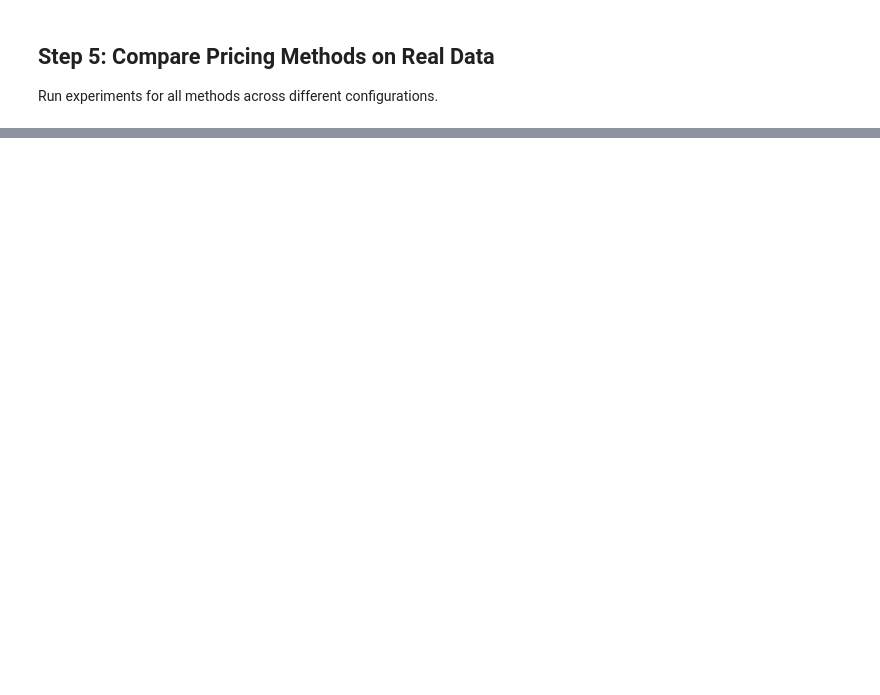
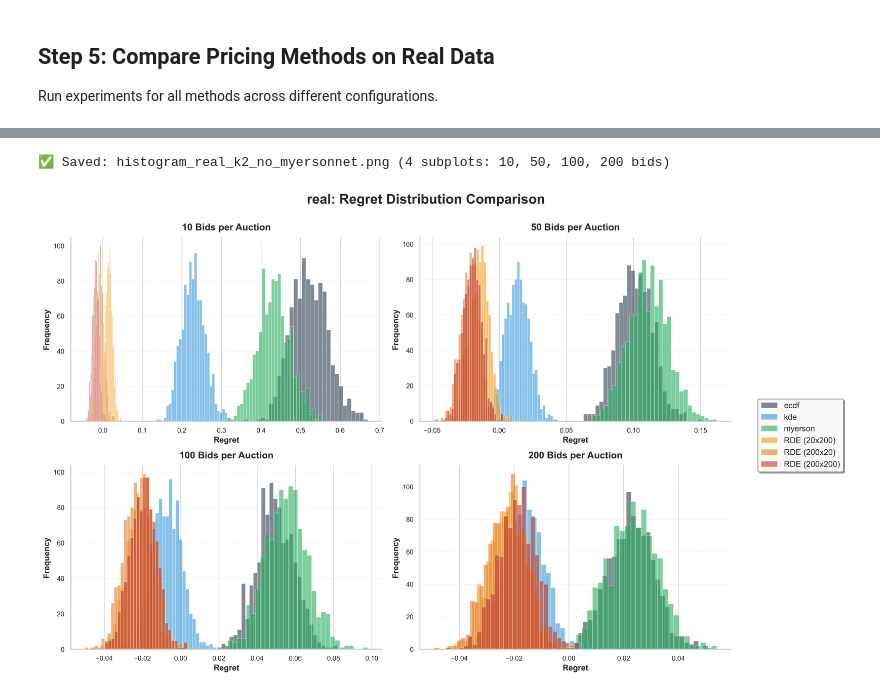
Before and after one commit to yingqi-gao/MAPP, a Jupyter notebook: notebooks/real_data.ipynb, the cells around one changed output, grey strips where cells are left out. Saved outputs shown, nothing was run; the diff lists cells and outputs as text; code cells hidden in the pictures; blank space fills up the shorter version.

```diff
--- a/notebooks/real_data.ipynb
+++ b/notebooks/real_data.ipynb
@@ -504,0 +753,14 @@ mean=0.0164
+# %%
+plot_regret_histograms(
+    project_root=project_root,
+    dist_names="real",
+    bids_per_auction=BIDS_PER_AUCTION,  # [10, 50, 100, 200]
+    k_fold=2,  # Use K=2 for histogram comparison
+    methods=METHODS_WITHOUT_MYERSONNET,
+    save_dir="workspace/plots/histograms",
+    show=True,
+    suffix="no_myersonnet",
+)
+# %% [output]
+✅ Saved: histogram_real_k2_no_myersonnet.png (4 subplots: 10, 50, 100, 200 bids)
+[figure, added]
```
Also changed, not shown: parts of 14 cells of this notebook, 10 other files.
